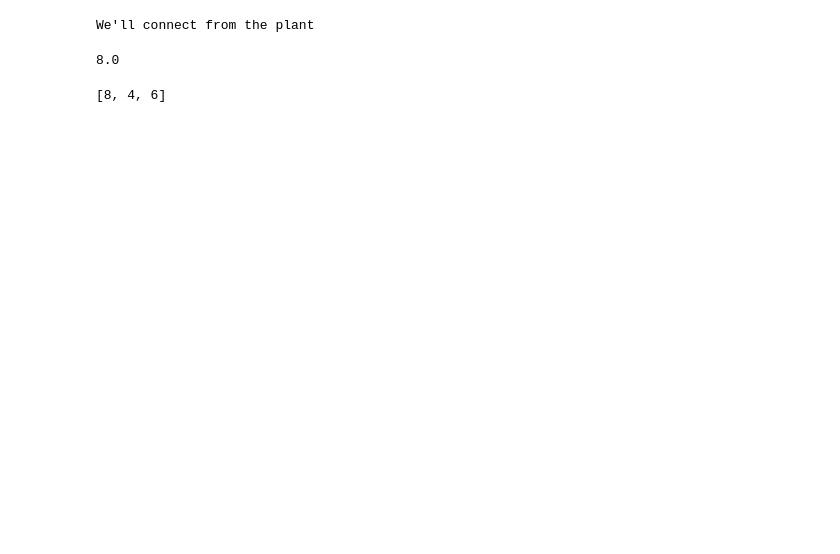
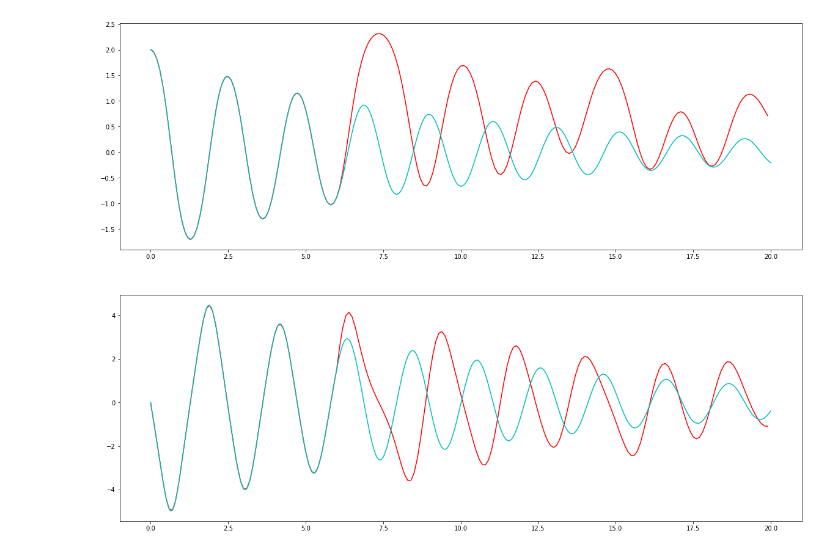
Before and after one commit to CNS-OIST/draculab, a Jupyter notebook: test6.ipynb, the cells around one changed output. Saved outputs shown, nothing was run; the diff lists cells and outputs as text; code cells hidden in the pictures; blank space fills up the shorter version.

```diff
--- a/test6.ipynb
+++ b/test6.ipynb
@@ -61,31 +61,43 @@ plt.show()
-# %%
-
-plant_params = {'type' : plant_models.pendulum, 'delay' : 0.1,
-          'length' : 2., 'mass' : 10., 'mu' : 2.,
-          'init_angle' : 2-(np.pi/2.), 'init_ang_vel' : 0.}
-unit_pars = { 'init_val' : 0.5, 'slope' : 1., 'thresh' : 0., 'tau' : 0.05,
-              'type' : unit_types.sigmoidal }
-n2 = network(net_params)
-units = n2.create(3,unit_pars) # creating sigmoidal units
-pend = n2.create(1,plant_params)
-
-#########
-conn_spec = {'rule' : 'all_to_all',
-             'delay' : {'distribution' : 'uniform', 'low' : 0.1, 'high' : 0.3},
-             'allow_autapses' : False} # connection specification dictionary
-syn_pars = {'init_w' : {'distribution':'uniform', 'low':0.3, 'high':0.9},
-            'lrate' : 0.02, 'type' : synapse_types.hebbsnorm} # synapse parameters dictionary
-n2.connect_plant(n2.plants[pend], units, conn_spec, syn_pars)
-# %% [output]
-We'll connect from the plant
-# %%
-import numpy as np
-np.amax([1.2, 1, 0.8, 8])
-# %% [output]
-8.0
-# %%
-dimo = [8,7, 4, 5, 6,7,0]
-idx = (0, 2, 4)
-[dimo[i] for i in idx]
-# %% [output]
-[8, 4, 6]
+# %%
+'''
+This cell is meant to test the set_plant_input function for 1-dimensional input
+'''
+# Create parameter dictionaries
+plant_params = {'type' : plant_models.pendulum, 'delay' : 0.1, 'length' : 2., 'inp_gain' : 10.,
+                'mass' : 10., 'mu' : 2., 'init_angle' : 2-(np.pi/2.), 'init_ang_vel' : 0.}
+unit_pars = { 'init_val' : 0.5, 'type' : unit_types.source }
+net_params = {'min_delay' : 0.1, 'min_buff_size' : 4 } # parameter dictionary for the network
+
+# Create network, plant, and input units
+n2 = network(net_params)  # creating a newtwork
+units = n2.create(2,unit_pars) # source units
+pend = n2.create(1,plant_params) # and a pendulum
+
+# Create some inputs
+f1 = lambda x : np.sign(max(0.,x-5.))*4. # 0 for x<5, 4 for x>5
+f2 = lambda x : 2.*np.sin(max(0.,x-10.)) # 0 for x<10, 2*sin(x) for x>10
+n2.units[units[0]].set_function(f1)
+n2.units[units[1]].set_function(f2)
+
+# Connect the source units to the pendulum
+conn_spec = {'inp_ports' : [0, 0],
+             'delays' : [1.0, 2.5]} # connection specification dictionary
+syn_pars = {'init_w' : [1.0705, 1.2], 'type' : synapse_types.static} # synapse parameters dictionary
+n2.set_plant_inputs(units, pend, conn_spec, syn_pars)
+
+# Run the simulation
+sim_dat = n2.run(20.)
+
+# In pend.ode the zero angle aligns with the negative Y axis
+sim_dat[2][0][:,0] = sim_dat[2][0][:,0] + np.pi/2
+
+xpp_dat = loadData('./tests/pendoderun.dat')
+
+fig = plt.figure(figsize=(20,15))
+plt.subplot(211)
+pylab.plot(sim_dat[0], sim_dat[2][0][:,0], 'r', xpp_dat[0], xpp_dat[1], 'c', figure=fig)
+plt.subplot(212)
+pylab.plot(sim_dat[0], sim_dat[2][0][:,1], 'r', xpp_dat[0], xpp_dat[2], 'c', figure=fig)
+plt.show()
+# %% [output]
+[figure, added]
```
Also changed, not shown: parts of 4 cells of this notebook, 7 other files.
